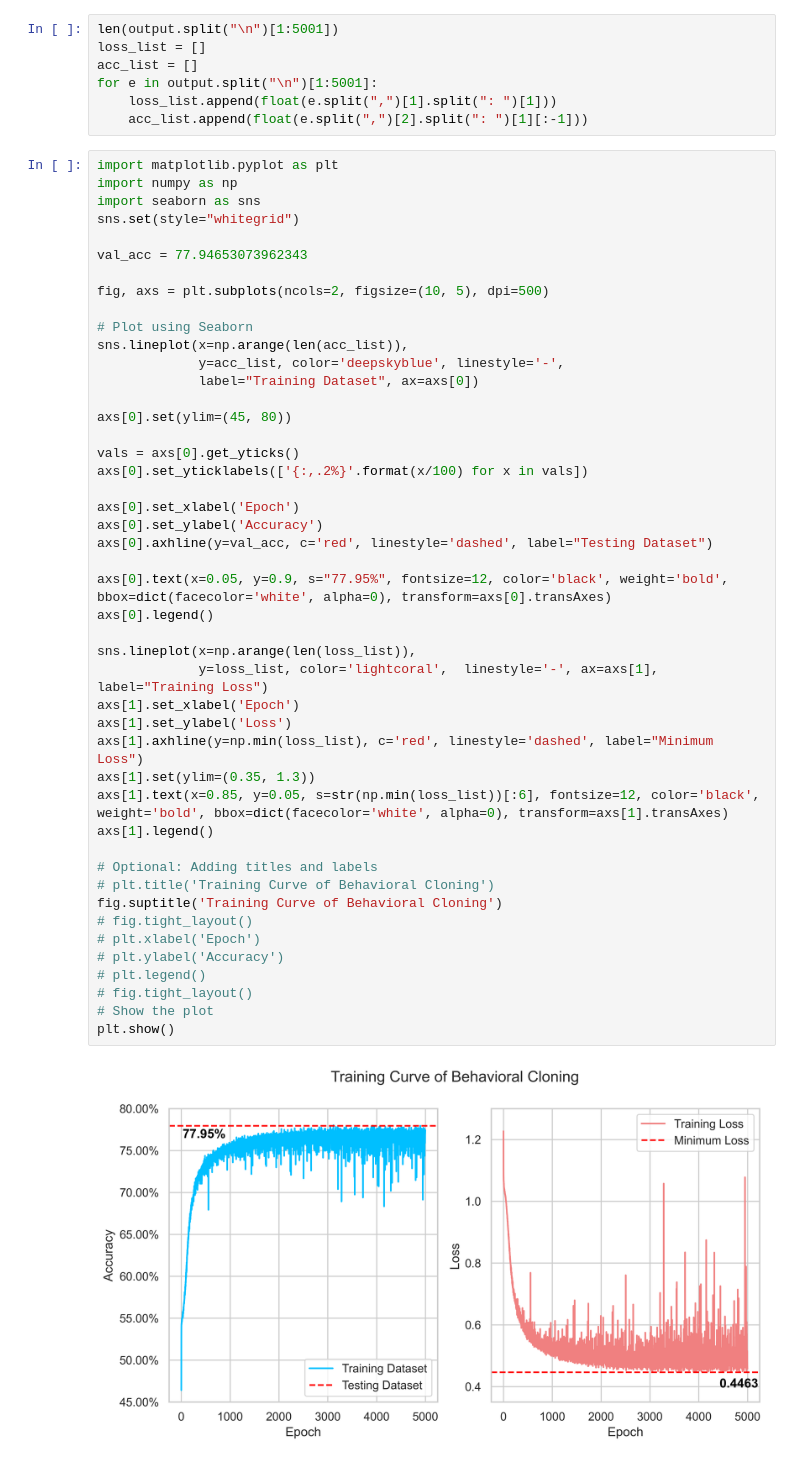
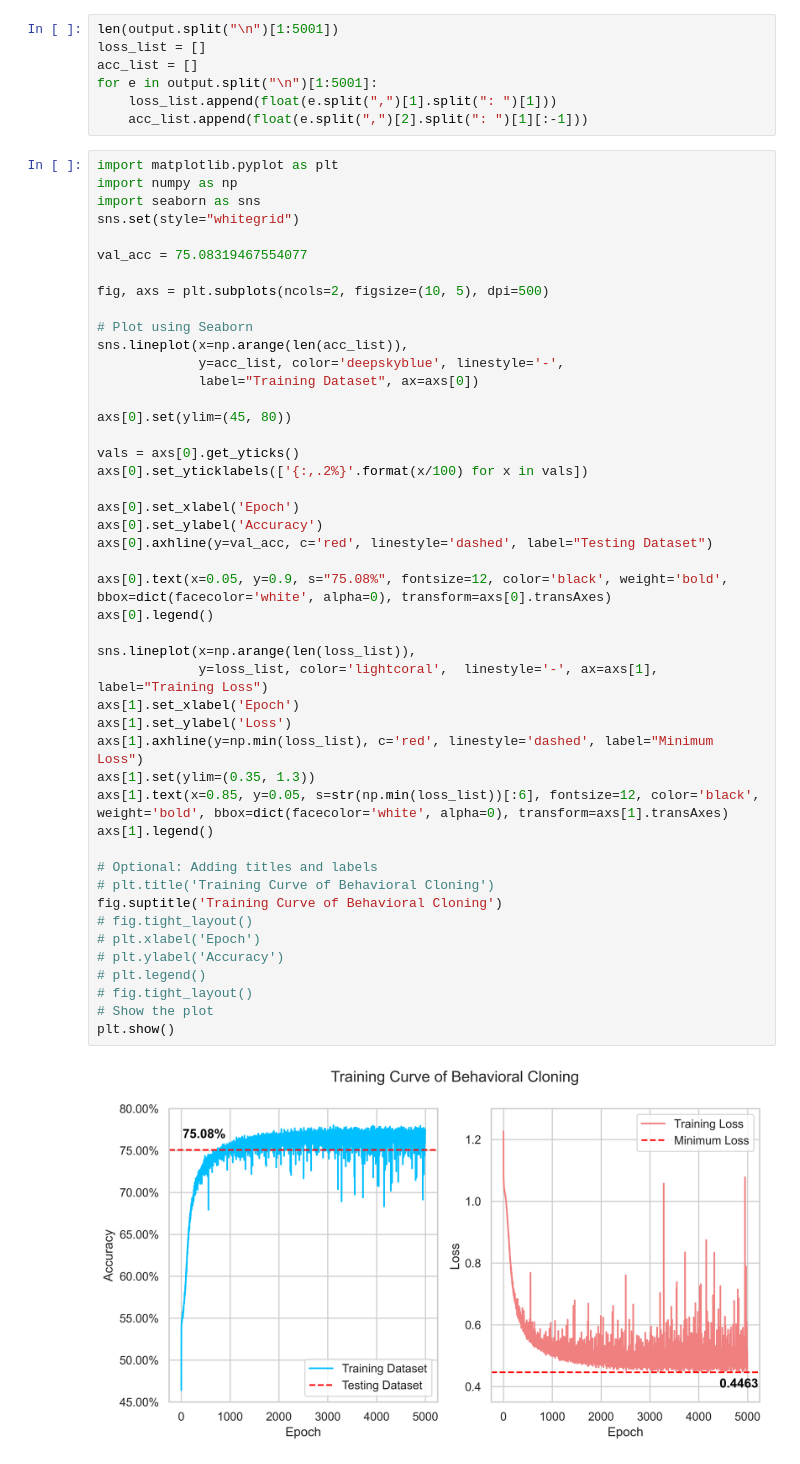
Before and after one commit to duanyang25/COS435_adaptive_mathtutor, a Jupyter notebook: models/imitative learning_YD.ipynb, the cells around one changed output. Drawn from its saved outputs; the diff is of its cells as text.

```diff
--- a/models/imitative learning_YD.ipynb
+++ b/models/imitative learning_YD.ipynb
@@ -5653,7 +5666,7 @@ import numpy as np
 import seaborn as sns
 sns.set(style="whitegrid")
 
-val_acc = 77.94653073962343
+val_acc = 75.08319467554077
 
 fig, axs = plt.subplots(ncols=2, figsize=(10, 5), dpi=500)
 
@@ -5666,32 +5679,32 @@ axs[0].set(ylim=(45, 80))
 
 vals = axs[0].get_yticks()
 axs[0].set_yticklabels(['{:,.2%}'.format(x/100) for x in vals])
 
 axs[0].set_xlabel('Epoch')
 axs[0].set_ylabel('Accuracy')
 axs[0].axhline(y=val_acc, c='red', linestyle='dashed', label="Testing Dataset")
 
-axs[0].text(x=0.05, y=0.9, s="77.95%", fontsize=12, color='black', weight='bold', bbox=dict(facecolor='white', alpha=0), transform=axs[0].transAxes)
+axs[0].text(x=0.05, y=0.9, s="75.08%", fontsize=12, color='black', weight='bold', bbox=dict(facecolor='white', alpha=0), transform=axs[0].transAxes)
 axs[0].legend()
 
 sns.lineplot(x=np.arange(len(loss_list)),
              y=loss_list, color='lightcoral',  linestyle='-', ax=axs[1], label="Training Loss")
 axs[1].set_xlabel('Epoch')
 axs[1].set_ylabel('Loss')
 axs[1].axhline(y=np.min(loss_list), c='red', linestyle='dashed', label="Minimum Loss")
 axs[1].set(ylim=(0.35, 1.3))
 axs[1].text(x=0.85, y=0.05, s=str(np.min(loss_list))[:6], fontsize=12, color='black', weight='bold', bbox=dict(facecolor='white', alpha=0), transform=axs[1].transAxes)
 axs[1].legend()
 
 # Optional: Adding titles and labels
 # plt.title('Training Curve of Behavioral Cloning')
 fig.suptitle('Training Curve of Behavioral Cloning')
 # fig.tight_layout()
 # plt.xlabel('Epoch')
 # plt.ylabel('Accuracy')
 # plt.legend()
 # fig.tight_layout()
 # Show the plot
 plt.show()
 # %% [output]
-[figure, old version]
+[figure, new version]
```
Also changed, not shown: parts of 3 cells of this notebook, 15 other files.
